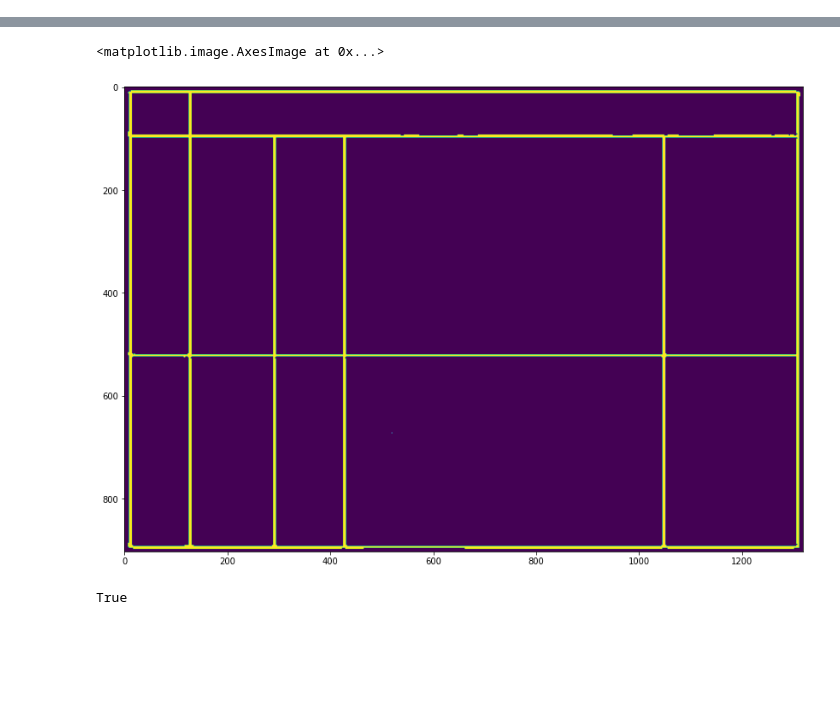
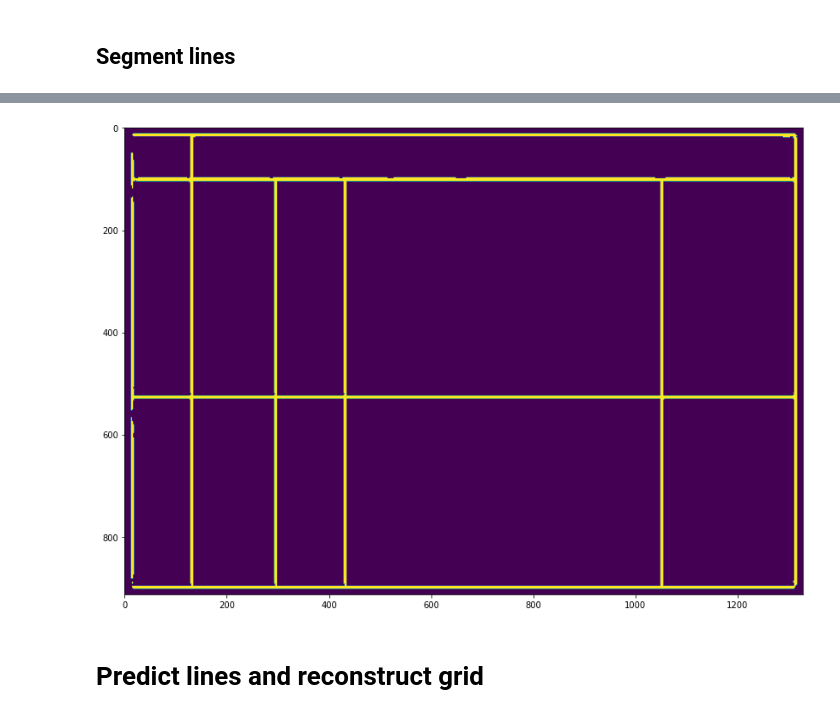
Before and after one commit to sun-asterisk-research/table_reconstruction, a Jupyter notebook: example/example.ipynb, the cells around one changed output, grey strips where cells are left out. Saved outputs shown, nothing was run; the diff lists cells and outputs as text; code cells hidden in the pictures; blank space fills up the shorter version.

Commit message:
refactor: update TableExtraction class, sort import add checking conditions and add example notebook

```diff
--- a/example/example.ipynb
+++ b/example/example.ipynb
@@ -18,0 +75,2 @@ plt.imshow(img)
+# %%
+table_detector = TableDetector(device=device)
@@ -18,0 +79,7 @@ plt.imshow(img)
+# %%
+table_regions = table_detector.predict([image])
+# %%
+x_min, y_min, x_max, y_max = table_regions[0][0]
+
+img = image[y_min:y_max, x_min:x_max]
+plt.imshow(img)
@@ -18,0 +89,2 @@ plt.imshow(img)
+# %% [markdown]
+## Segment lines
@@ -19,5 +93,9 @@ plt.imshow(img)
+# %%
+h, w, _ = img.shape
+padding_img = np.ones((h + 10, w + 10, 3), dtype=np.uint8) * 255
+padding_img[5 : h + 5, 5 : w + 5, :] = img
 # %%
 line_segmentation = LineSegmentation(device=device)
-mask = line_segmentation.predict(img)
+mask = line_segmentation.predict(padding_img)
 plt.imshow(mask)
 # %% [output]
@@ -27,6 +103,3 @@ To: /home/hps02/SUN/table_reconstruction/venv/lib/python3.8/site-packages/table_
-<matplotlib.image.AxesImage at 0x...>
-[figure, old version]
+[figure, new version]
-# %%
-img.shape[0:2] == mask.shape[0:2]
-# %% [output]
-True
+# %% [markdown]
+# Predict lines and reconstruct grid
```
Also changed, not shown: parts of 28 cells of this notebook, 21 other files.
